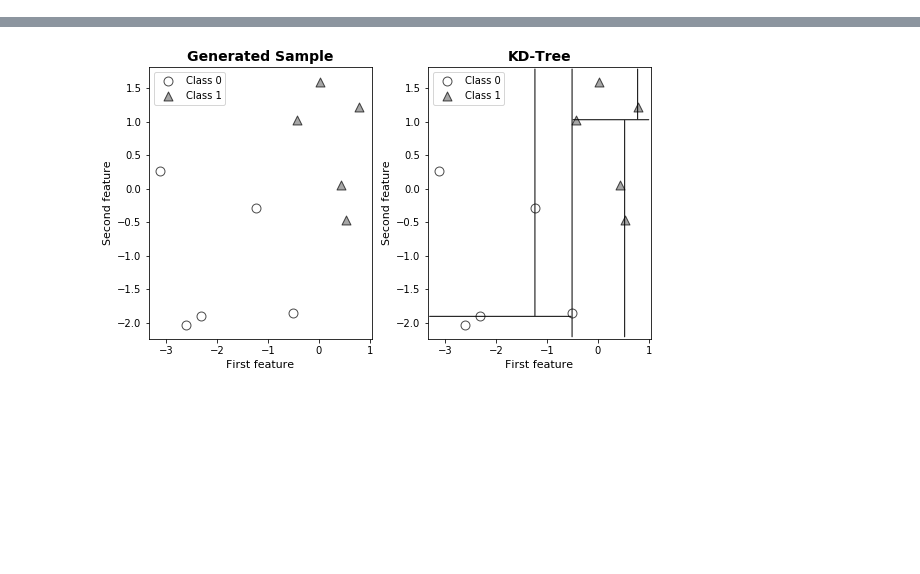
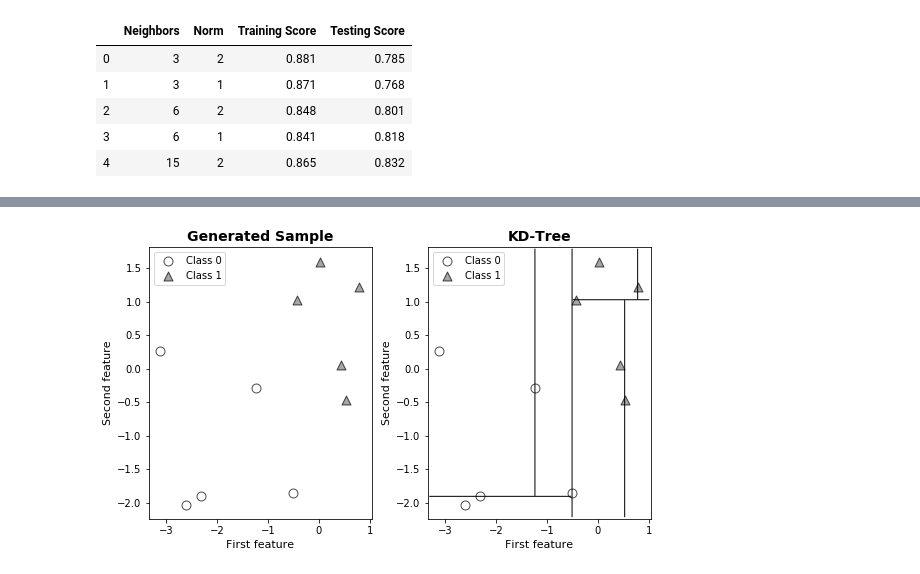
Before and after one commit to zoeyang1030/Statistical-Learning-Methods-python-replication, a Jupyter notebook: Chapter/Chapter-3 KNN.ipynb, the cells around one changed output, grey strips where cells are left out. Drawn from its saved outputs; the diff is of its cells as text; code cells hidden in the pictures; blank space fills up the shorter version.

```diff
--- a/Chapter/Chapter-3 KNN.ipynb
+++ b/Chapter/Chapter-3 KNN.ipynb
@@ -11 +11,29 @@ X, y = gen_class(n=30, interval=1, label_type=1, random_seed=1)
 X_train, X_test, y_train, y_test = split_train_test(X, y, 0.3)
+# %%
+param_list = [[3,2], [3,1], [6,2], [6,1], [15,2]]
+score_dict = {'Neighbors': list(), 'Norm': list(),
+              'Training Score': list(), 'Testing Score': list()}
+
+for param in param_list:
+    tr_score = np.array([])
+    te_score = np.array([])
+    time_score = np.array([])
+    for i in range(100):
+        X_tr, X_te, y_tr, y_te = split_train_test(X, y, 0.3)
+        model = KNearestNeighbor(n_neighbors=param[0], d=param[1])
+        model.fit(X_tr, y_tr)
+        tr_score = np.append(tr_score, model.score(X_tr, y_tr))
+        te_score = np.append(te_score, model.score(X_te, y_te))
+    score_dict['Neighbors'].append(param[0])
+    score_dict['Norm'].append(param[1])
+    score_dict['Training Score'].append(round(tr_score.mean(), 3))
+    score_dict['Testing Score'].append(round(te_score.mean(), 3))
+
+pd.DataFrame(score_dict)
+# %% [output]
+|  | Neighbors | Norm | Training Score | Testing Score |
+| 0 | 3 | 2 | 0.881 | 0.785 |
+| 1 | 3 | 1 | 0.871 | 0.768 |
+| 2 | 6 | 2 | 0.848 | 0.801 |
+| 3 | 6 | 1 | 0.841 | 0.818 |
+| 4 | 15 | 2 | 0.865 | 0.832 |
```
Also changed, not shown: parts of 7 cells of this notebook, 1 other file.
